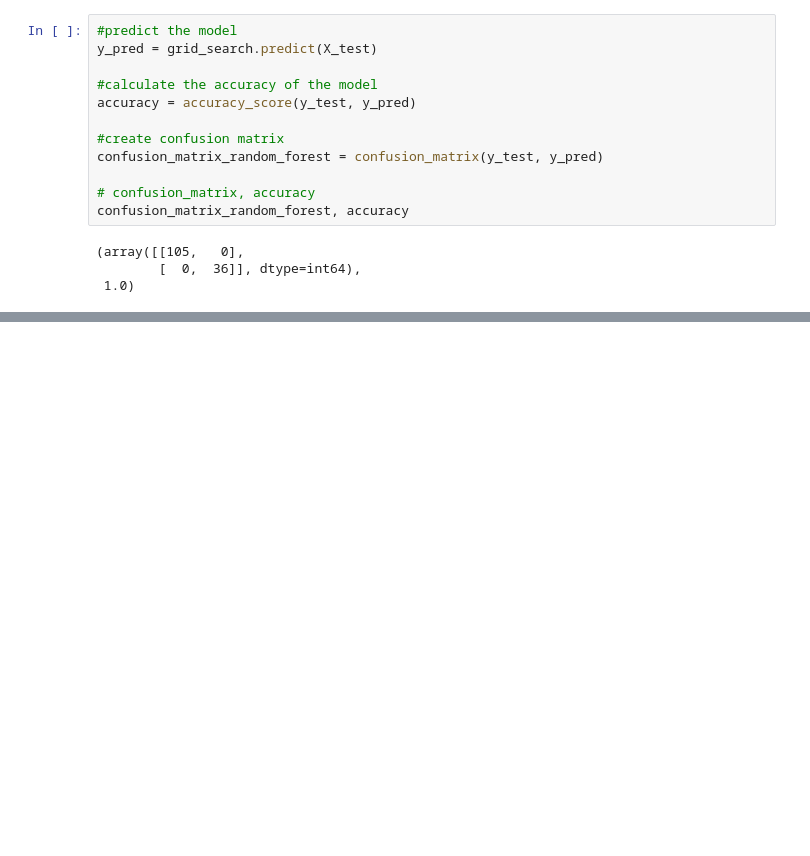
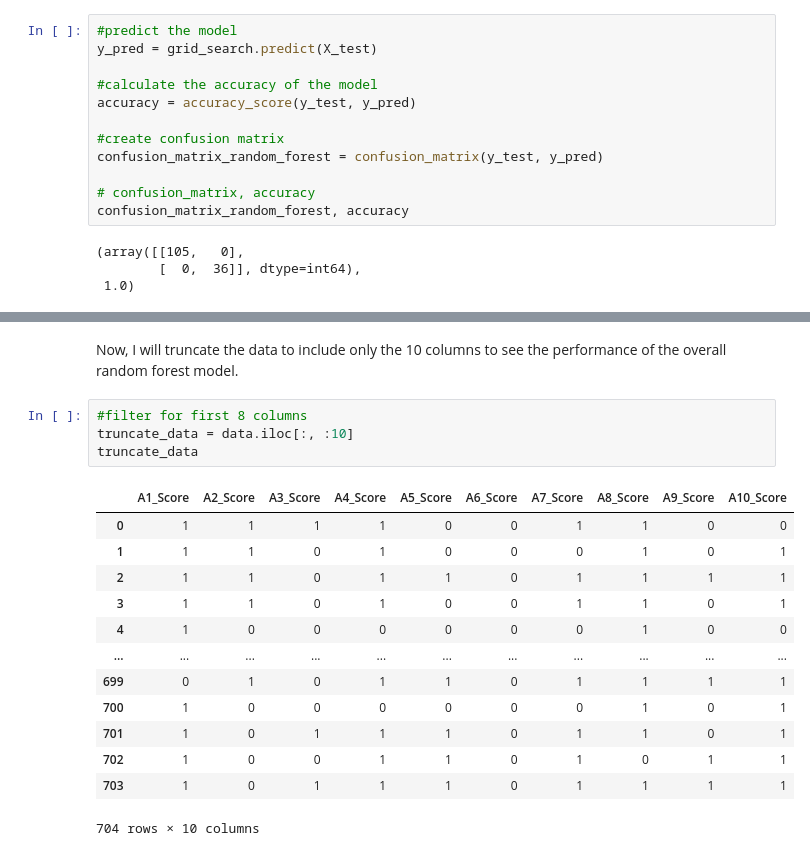
Before and after one commit to Sujan-Bhattarai12/autism_screening, a Jupyter notebook: analysis.ipynb, the cells around one changed output, grey strips where cells are left out. Saved outputs shown, nothing was run; the diff lists cells and outputs as text; blank space fills up the shorter version.

```diff
--- a/analysis.ipynb
+++ b/analysis.ipynb
@@ -262,0 +296,20 @@ Let's reduce the
+# %% [markdown]
+Now, I will truncate the data to include only the 10 columns to see the performance of the overall random forest model.
+# %%
+#filter for first 8 columns
+truncate_data = data.iloc[:, :10]
+truncate_data
+# %% [output]
+|  | A1_Score | A2_Score | A3_Score | A4_Score | A5_Score | A6_Score | A7_Score | A8_Score | A9_Score | A10_Score |
+| 0 | 1 | 1 | 1 | 1 | 0 | 0 | 1 | 1 | 0 | 0 |
+| 1 | 1 | 1 | 0 | 1 | 0 | 0 | 0 | 1 | 0 | 1 |
+| 2 | 1 | 1 | 0 | 1 | 1 | 0 | 1 | 1 | 1 | 1 |
+| 3 | 1 | 1 | 0 | 1 | 0 | 0 | 1 | 1 | 0 | 1 |
+| 4 | 1 | 0 | 0 | 0 | 0 | 0 | 0 | 1 | 0 | 0 |
+| ... | ... | ... | ... | ... | ... | ... | ... | ... | ... | ... |
+| 699 | 0 | 1 | 0 | 1 | 1 | 0 | 1 | 1 | 1 | 1 |
+| 700 | 1 | 0 | 0 | 0 | 0 | 0 | 0 | 1 | 0 | 1 |
+| 701 | 1 | 0 | 1 | 1 | 1 | 0 | 1 | 1 | 0 | 1 |
+| 702 | 1 | 0 | 0 | 1 | 1 | 0 | 1 | 0 | 1 | 1 |
+| 703 | 1 | 0 | 1 | 1 | 1 | 0 | 1 | 1 | 1 | 1 |
+704 rows × 10 columns
```
Also changed, not shown: parts of 15 cells of this notebook.
